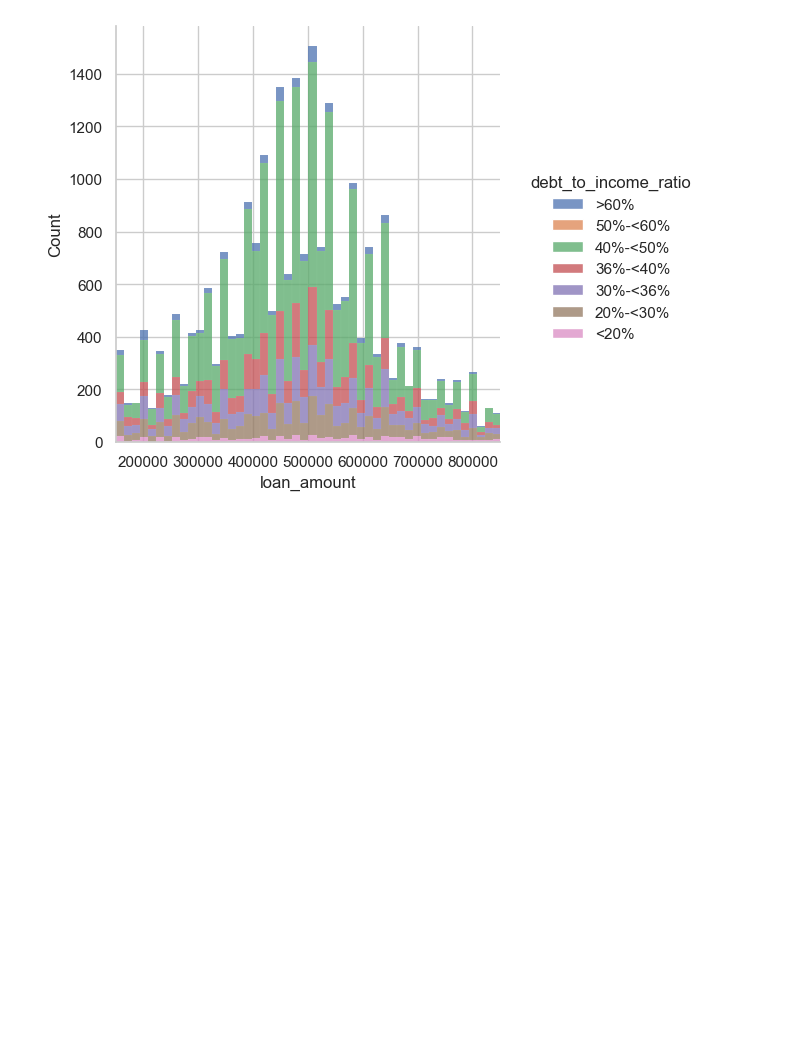
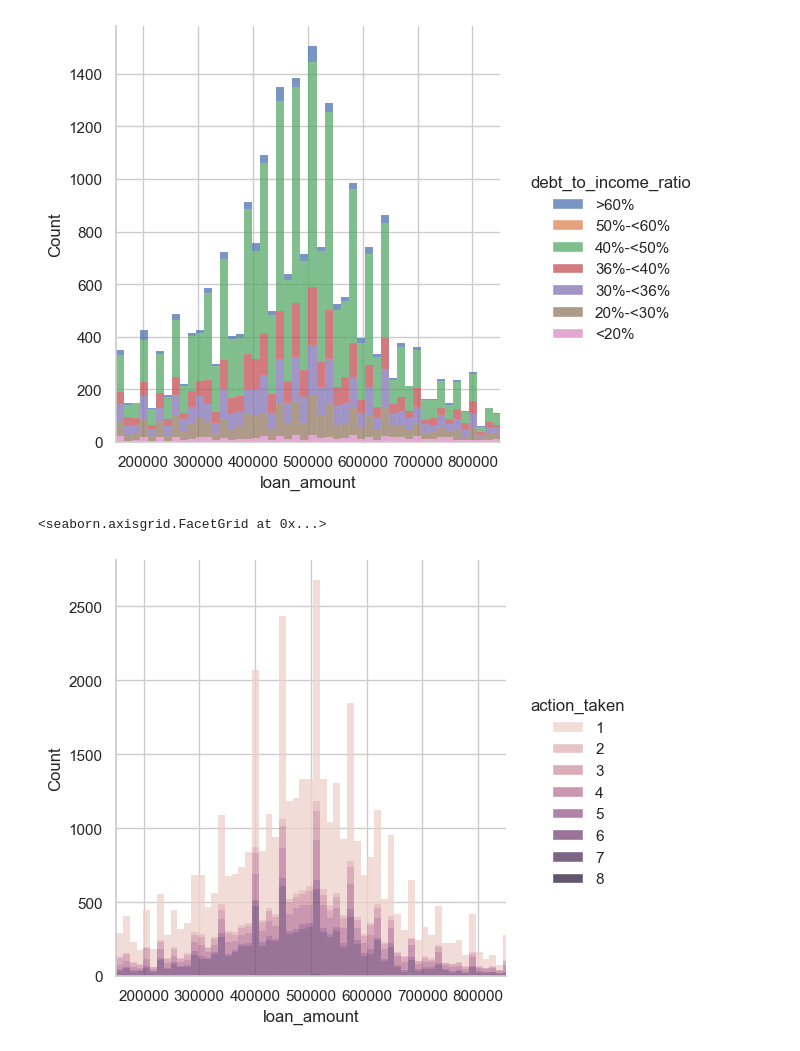
Before and after one commit to Fefe-Hern/Living, a Jupyter notebook: 4_python_analysis/cfpb_analysis.ipynb, the cells around one changed output. Drawn from its saved outputs; the diff is of its cells as text; code cells hidden in the pictures; blank space fills up the shorter version.

```diff
--- a/4_python_analysis/cfpb_analysis.ipynb
+++ b/4_python_analysis/cfpb_analysis.ipynb
@@ -113,3 +116,11 @@ plot.set(xlim=(150000, 850000))
 # %% [output]
 <seaborn.axisgrid.FacetGrid at 0x...>
 [figure]
+# %%
+#use sns to scatter plot loan amount vs debt to income ratio
+plot = sns.displot(x='loan_amount', hue='action_taken', color='debt_to_income_ratio', data=cfpb, multiple="stack")
+
+plot.set(xlim=(150000, 850000))
+# %% [output]
+<seaborn.axisgrid.FacetGrid at 0x...>
+[figure, added]
```
Also changed, not shown: parts of 2 cells of this notebook, 7 other files.
